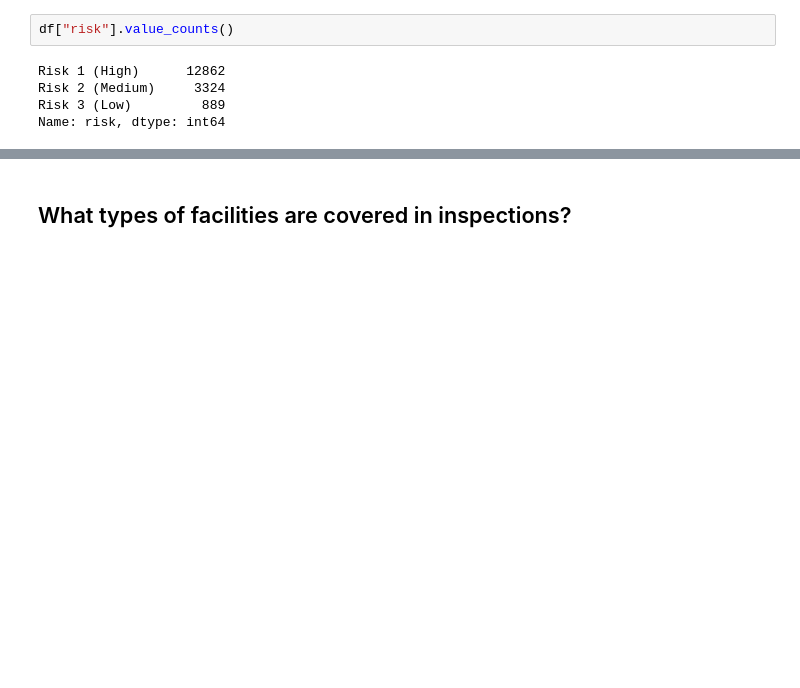
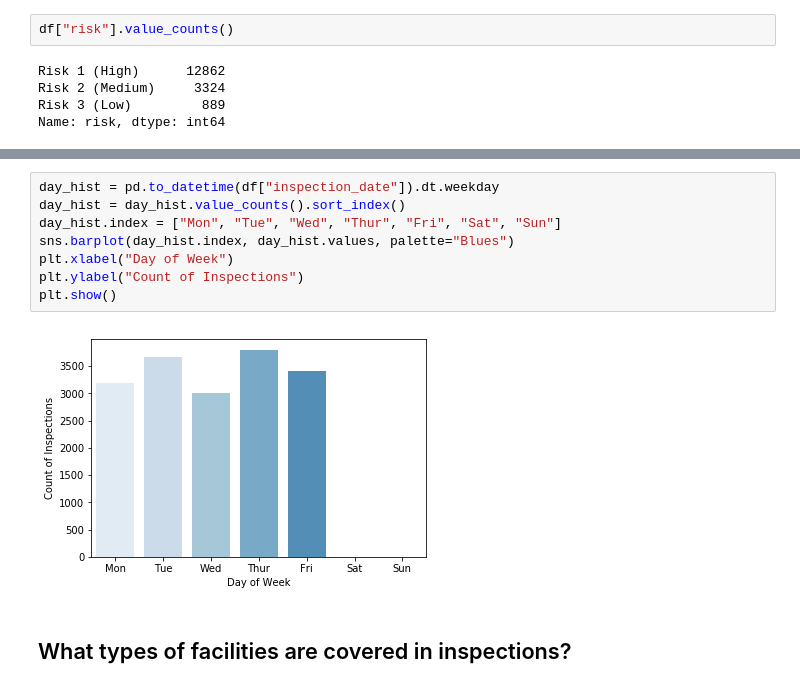
Before and after one commit to vingkan/foodinspectionforecasting, a Jupyter notebook: IIT/10_data_exploration.ipynb, the cells around one changed output, grey strips where cells are left out. Cells and saved outputs as stored; diff of their text form; blank space fills up the shorter version.

```diff
--- a/IIT/10_data_exploration.ipynb
+++ b/IIT/10_data_exploration.ipynb
@@ -44,3 +66,13 @@ Name: risk, dtype: int64
+# %%
+day_hist = pd.to_datetime(df["inspection_date"]).dt.weekday
+day_hist = day_hist.value_counts().sort_index()
+day_hist.index = ["Mon", "Tue", "Wed", "Thur", "Fri", "Sat", "Sun"]
+sns.barplot(day_hist.index, day_hist.values, palette="Blues")
+plt.xlabel("Day of Week")
+plt.ylabel("Count of Inspections")
+plt.show()
+# %% [output]
+[figure, added]
 # %% [markdown]
 ## What types of facilities are covered in inspections?
 # %%
```
Also changed, not shown: parts of 21 cells of this notebook.
